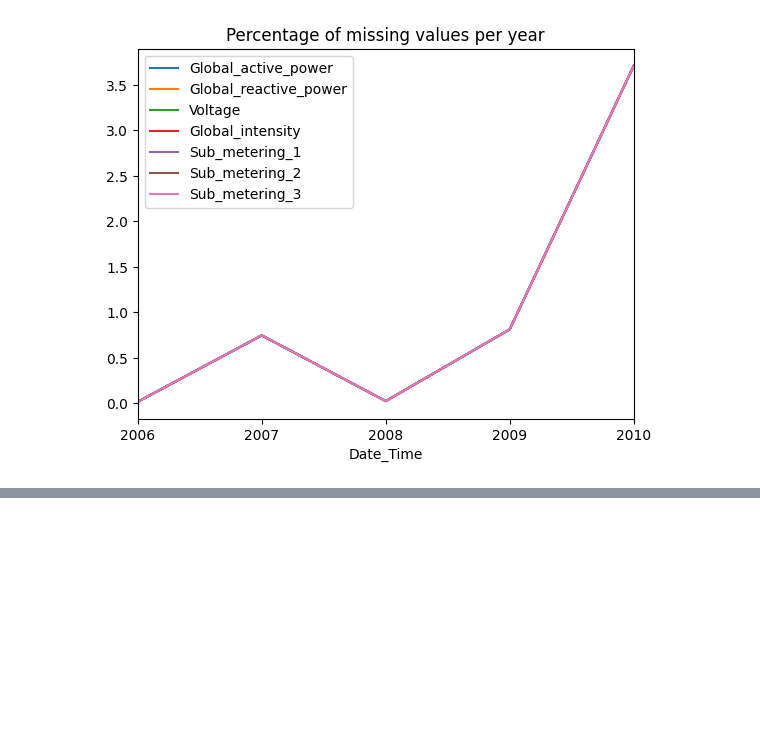
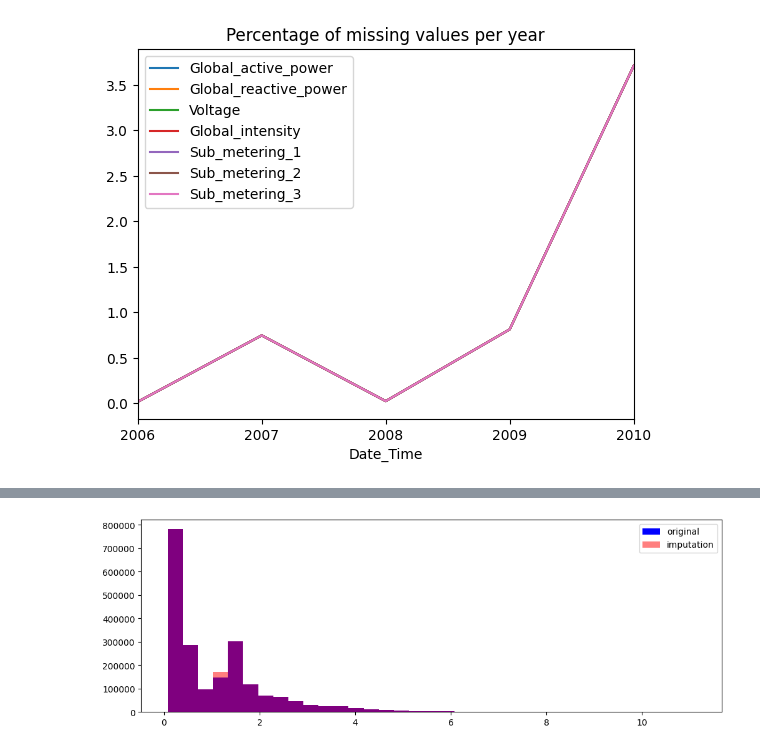
Before and after one commit to PhilNiPN/Project1, a Jupyter notebook: Energy-consumption-thougts and notes.ipynb, the cells around one changed output, grey strips where cells are left out. Cells and saved outputs as stored; diff of their text form; code cells hidden in the pictures; blank space fills up the shorter version.

```diff
--- a/Energy-consumption-thougts and notes.ipynb
+++ b/Energy-consumption-thougts and notes.ipynb
@@ -503,0 +436,11 @@ plt.show()
+# %%
+# Replace missing values with mean
+mean_df = energy_comp_df.fillna(energy_comp_df.mean())
+# %%
+fig, axs = plt.subplots(figsize = (12,4))
+energy_comp_df['Global_active_power'].hist(ax = axs, label = 'original', color='blue', alpha = 1, bins = 35, grid=False)
+mean_df['Global_active_power'].hist(ax=axs, label= 'imputation', color = 'red', alpha = 0.5, bins=35, grid = False)
+axs.legend(loc='upper right')
+plt.show()
+# %% [output]
+[figure, added]
```
Also changed, not shown: parts of 75 cells of this notebook, 2 other files.
